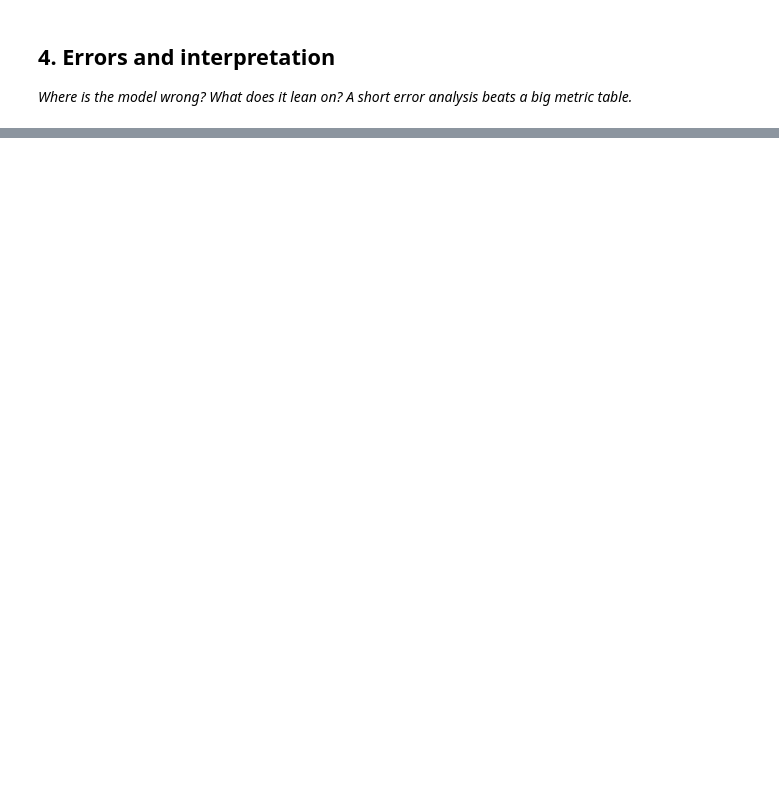
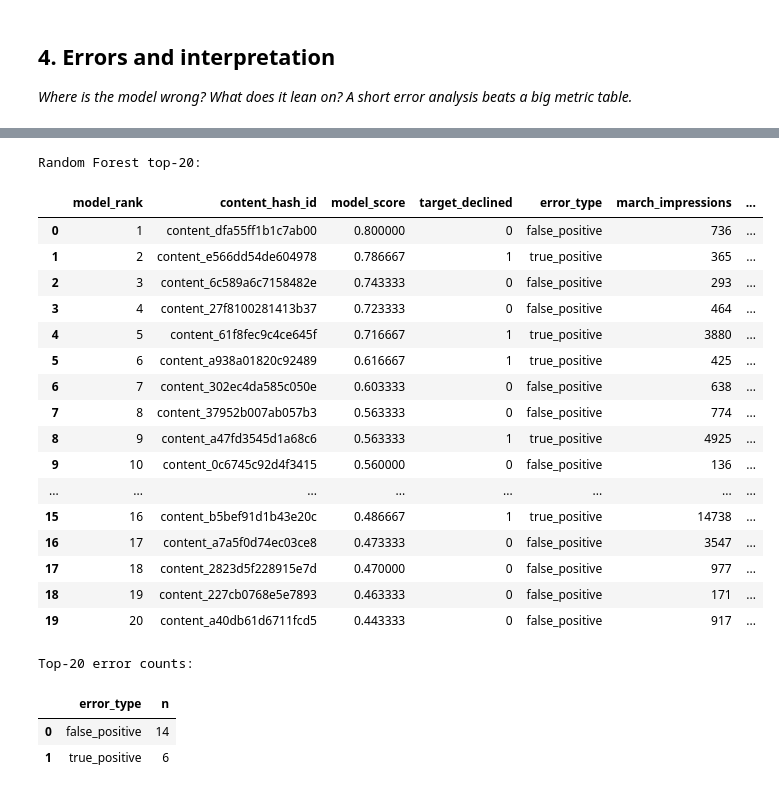
Before and after one commit to rasheed-hammad/machine-learning-starter, a Jupyter notebook: work/notebooks/w05_model.ipynb, the cells around one changed output, grey strips where cells are left out. Saved outputs shown, nothing was run; the diff lists cells and outputs as text; code cells hidden in the pictures; blank space fills up the shorter version.

```diff
--- a/work/notebooks/w05_model.ipynb
+++ b/work/notebooks/w05_model.ipynb
@@ -46,0 +785,56 @@ Before you submit, confirm each line honestly:
+# %%
+# Random Forest top-20 error analysis
+
+model_top20 = test_ranked.head(20).copy()
+
+model_top20["error_type"] = model_top20["target_declined"].map({
+    1: "true_positive",
+    0: "false_positive"
+})
+
+print("Random Forest top-20:")
+display(
+    model_top20[
+        [
+            "model_rank",
+            "content_hash_id",
+            "model_score",
+            "target_declined",
+            "error_type",
+            "march_impressions",
+            "march_avg_position",
+            "days_since_update"
+        ]
+    ]
+)
+
+print("\nTop-20 error counts:")
+display(
+    model_top20["error_type"]
+    .value_counts()
+    .rename_axis("error_type")
+    .reset_index(name="n")
+)
+# %% [output]
+Random Forest top-20:
+|  | model_rank | content_hash_id | model_score | target_declined | error_type | march_impressions | ... |
+| 0 | 1 | content_dfa55ff1b1c7ab00 | 0.800000 | 0 | false_positive | 736 | ... |
+| 1 | 2 | content_e566dd54de604978 | 0.786667 | 1 | true_positive | 365 | ... |
+| 2 | 3 | content_6c589a6c7158482e | 0.743333 | 0 | false_positive | 293 | ... |
+| 3 | 4 | content_27f8100281413b37 | 0.723333 | 0 | false_positive | 464 | ... |
+| 4 | 5 | content_61f8fec9c4ce645f | 0.716667 | 1 | true_positive | 3880 | ... |
+| 5 | 6 | content_a938a01820c92489 | 0.616667 | 1 | true_positive | 425 | ... |
+| 6 | 7 | content_302ec4da585c050e | 0.603333 | 0 | false_positive | 638 | ... |
+| 7 | 8 | content_37952b007ab057b3 | 0.563333 | 0 | false_positive | 774 | ... |
+| 8 | 9 | content_a47fd3545d1a68c6 | 0.563333 | 1 | true_positive | 4925 | ... |
+| 9 | 10 | content_0c6745c92d4f3415 | 0.560000 | 0 | false_positive | 136 | ... |
+| ... | ... | ... | ... | ... | ... | ... | ... |
+| 15 | 16 | content_b5bef91d1b43e20c | 0.486667 | 1 | true_positive | 14738 | ... |
+| 16 | 17 | content_a7a5f0d74ec03ce8 | 0.473333 | 0 | false_positive | 3547 | ... |
+| 17 | 18 | content_2823d5f228915e7d | 0.470000 | 0 | false_positive | 977 | ... |
+| 18 | 19 | content_227cb0768e5e7893 | 0.463333 | 0 | false_positive | 171 | ... |
+| 19 | 20 | content_a40db61d6711fcd5 | 0.443333 | 0 | false_positive | 917 | ... |
+Top-20 error counts:
+|  | error_type | n |
+| 0 | false_positive | 14 |
+| 1 | true_positive | 6 |
```
Also changed, not shown: parts of 35 cells of this notebook.
